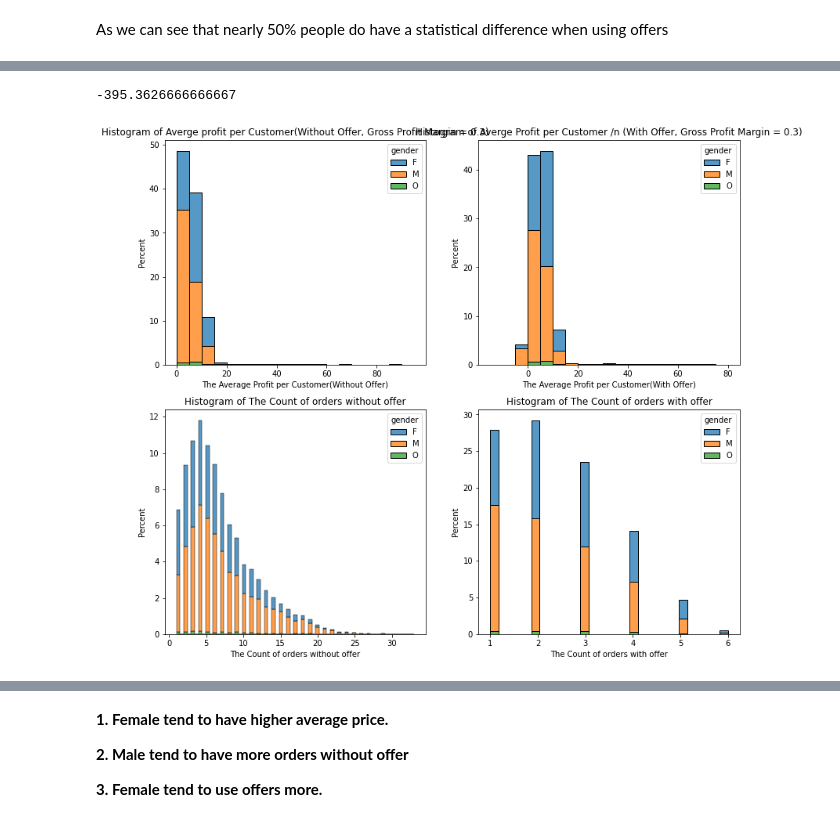
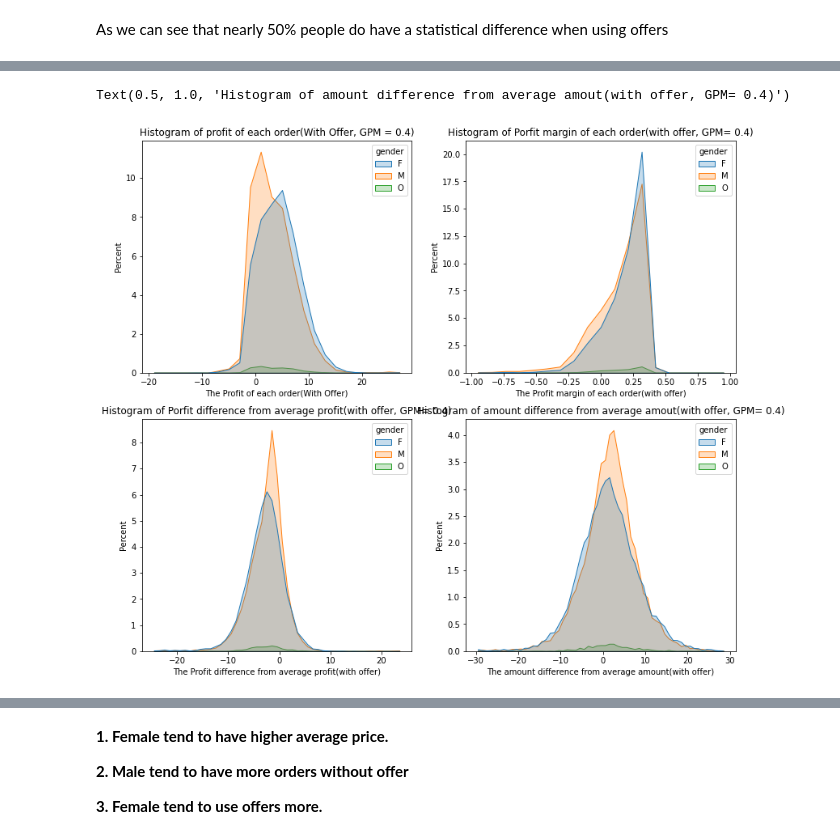
Before and after one commit to venson/starbucks, a Jupyter notebook: Starbucks_Capstone_notebook.ipynb, the cells around one changed output, grey strips where cells are left out. Saved outputs shown, nothing was run; the diff lists cells and outputs as text; code cells hidden in the pictures.

```diff
--- a/Starbucks_Capstone_notebook.ipynb
+++ b/Starbucks_Capstone_notebook.ipynb
@@ -391,3 +433,0 @@ About 1% of the transactions use both BOGO and Discount, for better modeling, we
-# %%
-trans_reward = trans_reward[~bogo_discount]
-trans_reward.head()
@@ -400,0 +434,4 @@ trans_reward.head()
+# %%
+# For better analysis and model we remove the infos which use both BOGO and DISCOUNT
+trans_reward = trans_reward[~(trans_reward['bogo'] & trans_reward['discount'])]
+trans_reward.head()
@@ -401,12 +445,16 @@ trans_reward.head()
 # %%
-fig, (ax1, ax2) = plt.subplots(nrows = 1, ncols = 2, figsize = (12,6))
+fig, (ax1, ax2, ax3) = plt.subplots(nrows = 1, ncols = 3, figsize = (18,6))
 
 sns.histplot(trans_reward, x = 'amount', bins = 50, ax = ax1, stat = 'percent')
 ax1.set_title('Histogram of the Price of each order')
 ax1.set_xlabel('Price of each order')
 
-sns.histplot(trans_reward, x = 'reward', bins = 20, ax = ax2, stat = 'percent')
-ax2.set_title('Histogram of Reward of each order')
+sns.histplot(trans_reward, x = 'amount', bins = range(0, 100,5), ax = ax2, stat = 'percent')
+ax2.set_title('Histogram of the Price of each order(0-100)')
+ax2.set_xlabel('Price of each order')
+
+sns.histplot(trans_reward, x = 'reward', bins = 20, ax = ax3, stat = 'percent')
+ax3.set_title('Histogram of Reward of each order')
 
 plt.show()
 # %% [output]
@@ -592,26 +565,22 @@ mean_amount.describe()
-# %%
-mean_amount['profit_diff'].min()
-# %% [output]
--395.3626666666667
 # %%
-fig, ((ax0, ax1), (ax2, ax3)) = plt.subplots(nrows = 2, ncols = 2,figsize  = (12,12))
+%store -r trans_profit
+fig, ((ax0, ax1),(ax2, ax3)) = plt.subplots(nrows=2, ncols=2,figsize  = (12,12))
 fig.subplots_adjust(left=0.1, right=0.95, bottom=0.15)
-sns.histplot(data = mean_amount, x = 'mean_profit_without_offer', bins = range(0, 100, 5),stat = 'percent', hue = 'gender',multiple = 'stack', ax = ax0)
-ax0.set_xlabel('The Average Profit per Customer(Without Offer)')
-ax0.set_title('Histogram of Averge profit per Customer(Without Offer, Gross Profit Margin = 0.3)')
+sns.histplot(data = trans_profit, x = 'profit', bins = range(-20, 30, 2),stat = 'percent', hue = 'gender',element = 'poly', ax = ax0)
+ax0.set_xlabel('The Profit of each order(With Offer)')
+ax0.set_title('Histogram of profit of each order(With Offer, GPM = {})'.format(gross_profit_margin))
 
-sns.histplot(data = mean_amount, x = 'profit_with_offer',bins = range(-15, 85,5), stat = 'percent',hue = 'gender',multiple = 'stack', ax = ax1)
-ax1.set_xlabel('The Average Profit per Customer(With Offer)')
-ax1.set_title('Histogram of Averge Profit per Customer /n (With Offer, Gross Profit Margin = 0.3)')
+sns.histplot(data = trans_profit, x = 'profit_margin_with_offer',bins = np.linspace(-1,1, 20), stat = 'percent',hue = 'gender',element = 'poly', ax = ax1)
+ax1.set_xlabel('The Profit margin of each order(with offer)')
+ax1.set_title('Histogram of Porfit margin of each order(with offer, GPM= {})'.format(gross_profit_margin))
 
+sns.histplot(data = trans_profit, x = 'profit_diff',bins = range(-25,25 ,1), stat = 'percent',hue = 'gender',element = 'poly', ax = ax2)
+ax2.set_xlabel('The Profit difference from average profit(with offer)')
+ax2.set_title('Histogram of Porfit difference from average profit(with offer, GPM= {})'.format(gross_profit_margin))
 
-sns.histplot(data = mean_amount, x= 'count_without_offer',stat = 'percent', hue = 'gender',multiple = 'stack', ax = ax2)
-ax2.set_xlabel('The Count of orders without offer')
-ax2.set_title('Histogram of The Count of orders without offer')
-
-sns.histplot(data = mean_amount, x = 'count_offer',stat = 'percent', hue = 'gender',multiple = 'stack', ax = ax3)
-ax3.set_xlabel('The Count of orders with offer')
-ax3.set_title('Histogram of The Count of orders with offer')
-plt.show()
+sns.histplot(data = trans_profit, x = 'amount_diff',bins = range(-30,30 ,1), stat = 'percent',hue = 'gender',element = 'poly', ax = ax3)
+ax3.set_xlabel('The amount difference from average amount(with offer)')
+ax3.set_title('Histogram of amount difference from average amout(with offer, GPM= {})'.format(gross_profit_margin))
 # %% [output]
+Text(0.5, 1.0, 'Histogram of amount difference from average amout(with offer, GPM= 0.4)')
-[figure, old version]
+[figure, new version]
```
Also changed, not shown: parts of 100 cells of this notebook.
